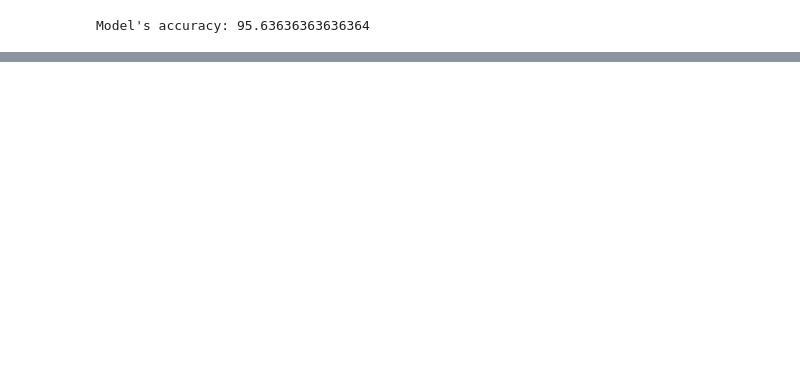
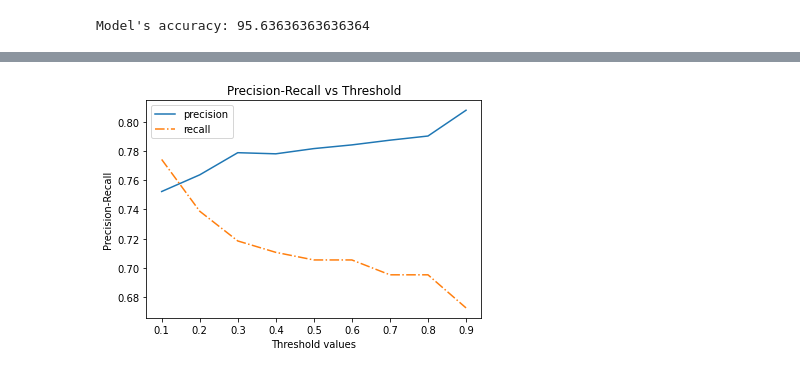
Before and after one commit to Fiquee/healthcare-chatbot, a Jupyter notebook: Data Preprocessing.ipynb, the cells around one changed output, grey strips where cells are left out. Saved outputs shown, nothing was run; the diff lists cells and outputs as text; code cells hidden in the pictures; blank space fills up the shorter version.

Commit message:
update notebook, insert method to get best threshold

```diff
--- a/Data Preprocessing.ipynb
+++ b/Data Preprocessing.ipynb
@@ -255,19 +222,17 @@ output\model-last
 # %%
-def evaluate_model(data,model):
+def evaluate_model(data,model,threshold = 0.5):
     true_count = 0
+    target_list = []
+    pred_list = []
     for doc, label in tqdm(model.pipe(data, as_tuples=True)):
         target = list(label['cats'].values())
         pred = list(doc.cats.values())
-        count = 0
-        for i in range(len(target)):
-            if(target[i] == 1 and pred[i] >= 0.5):
-                count += 1
-            elif(target[i] == 0 and pred[i] < 0.5):
-                count += 1
-        if(count == 4):
-            true_count += 1
+        target_list.append(target)
+        pred_list.append([1 if prediction>=threshold else 0 for prediction in pred])
 
-    print(f"Model's accuracy: {(true_count/len(data))*100}")
+    return target_list,pred_list
+
+    # print(f"Model's accuracy ({threshold}): {(true_count/len(data))*100}")
 # %%
 nlp_model = spacy.load("./output/model-best/")
 # %%
@@ -454,0 +384,15 @@ print(sentiment_doc.cats)
+# %%
+thresholds = [0.1,0.2,0.3,0.4,0.5,0.6,0.7,0.8,0.9]
+precision_hist = []
+recall_hist = []
+
+for threshold in thresholds:
+    target_list, pred_list = evaluate_model(test_data,nlp_model,threshold)
+    # print(multilabel_confusion_matrix(target_list, pred_list))
+    label_names = ['Appointments', 'Facilities', 'Staff', 'Treatment']
+    precision_hist.append(classification_report(target_list, pred_list,target_names=label_names,output_dict=True)['macro avg']['precision'])
+    recall_hist.append(classification_report(target_list, pred_list,target_names=label_names,output_dict=True)['macro avg']['recall'])
+
+print(thresholds)
+print(precision_hist)
+print(recall_hist)
@@ -454,0 +403,11 @@ print(sentiment_doc.cats)
+# %%
+plt.plot(thresholds, precision_hist)
+plt.plot(thresholds, recall_hist, '-.')
+
+plt.xlabel("Threshold values")
+plt.ylabel("Precision-Recall")
+plt.title('Precision-Recall vs Threshold')
+plt.legend(['precision','recall'])
+plt.show()
+# %% [output]
+[figure, added]
```
Also changed, not shown: parts of 17 cells of this notebook, 7 other files.
